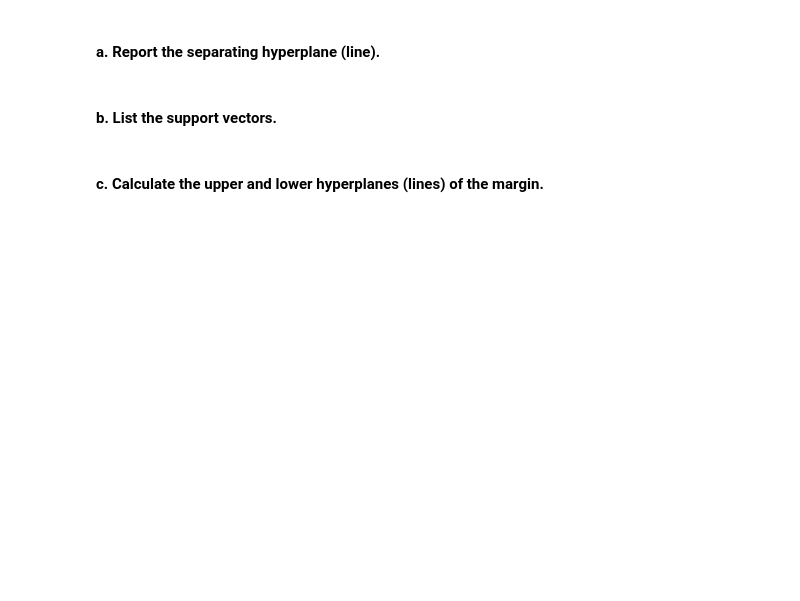
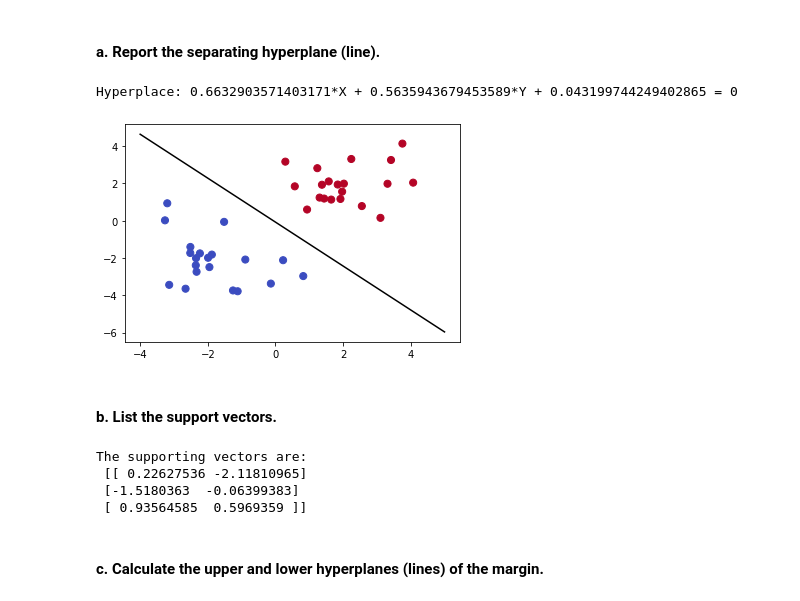
Before and after one commit to lobodemonte/machine-learning-for-cities, a Jupyter notebook: homework/HW2/Homework 2.ipynb, the cells around one changed output. Drawn from its saved outputs; the diff is of its cells as text; code cells hidden in the pictures; blank space fills up the shorter version.

```diff
--- a/homework/HW2/Homework 2.ipynb
+++ b/homework/HW2/Homework 2.ipynb
@@ -23,2 +27,30 @@ plt.show()
+# %%
+clf = svm.SVC(kernel='linear',C=100000)
+clf.fit(X, Y)
+
+# ax + by = c
+# ax - c = -by
+# (ax - c)/ -b = y
+# (-ax + c)/ b = y
+# (-a/b)x + (c/b) = y
+# slope = (-a/b)
+# intercept = (c/b)
+# [a,b] == coefs @[0,1]
+# [c]   == intercept @[0]
+
+coefs = clf.coef_[0]
+slope = -coefs[0] / coefs[1]
+print("Hyperplace: {}*X + {}*Y + {} = 0".format(coefs[0], coefs[1], clf.intercept_[0]))
+
+x1 = np.linspace(-4, 5)
+y1 = slope * x1 - (clf.intercept_[0] / coefs[1])
+
+plt.gca()
+plt.scatter(X.iloc[:,0], X.iloc[:,1], s=50, c=Y, cmap=plt.cm.get_cmap('coolwarm', 2))
+plt.plot(x1, y1, 'k')
+plt.show()
+# %% [output]
+Hyperplace: 0.6632903571403171*X + 0.5635943679453589*Y + 0.043199744249402865 = 0
+[figure, added]
 # %% [markdown]
 #### b. List the support vectors.
@@ -27,2 +57,9 @@ plt.show()
+# %%
+print("The supporting vectors are: \n", clf.support_vectors_)
+# %% [output]
+The supporting vectors are:
+ [[ 0.22627536 -2.11810965]
+ [-1.5180363  -0.06399383]
+ [ 0.93564585  0.5969359 ]]
 # %% [markdown]
 #### c. Calculate the upper and lower hyperplanes (lines) of the margin.
```
Also changed, not shown: parts of 33 cells of this notebook.
